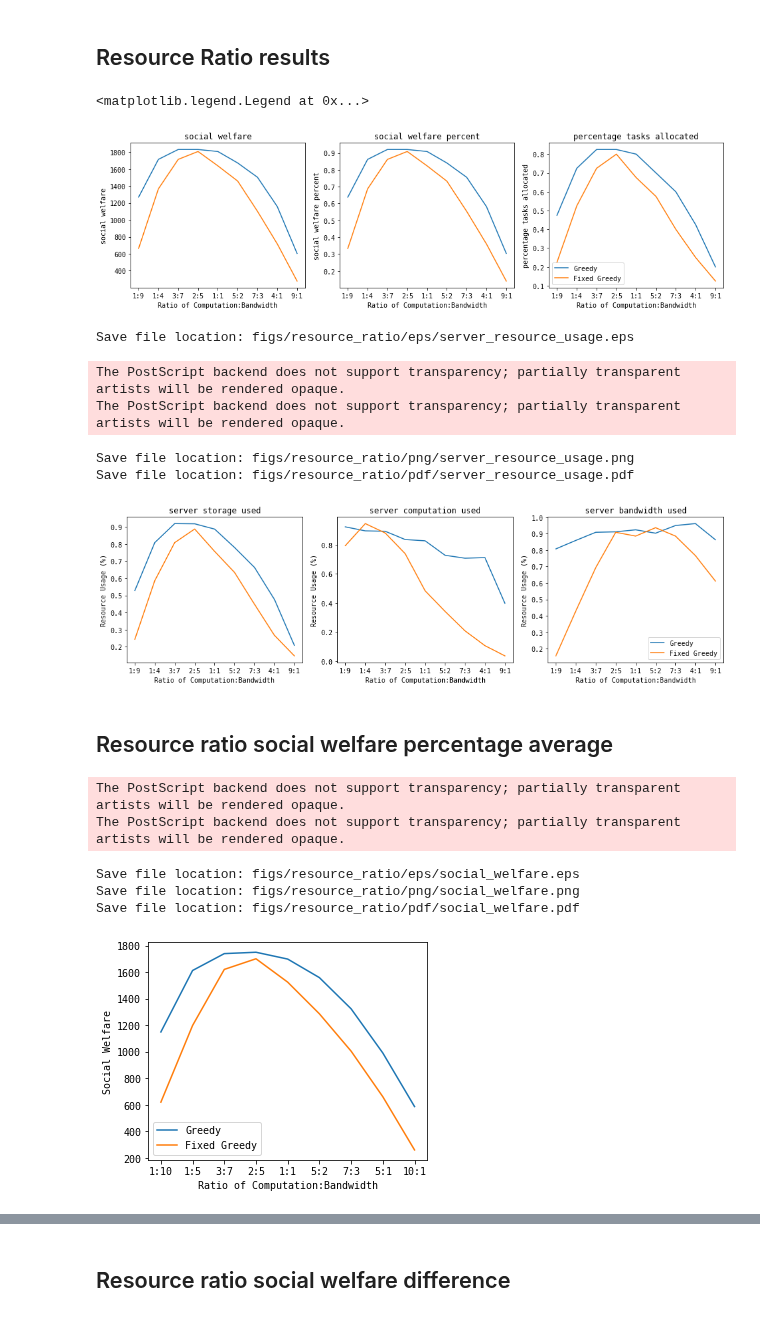
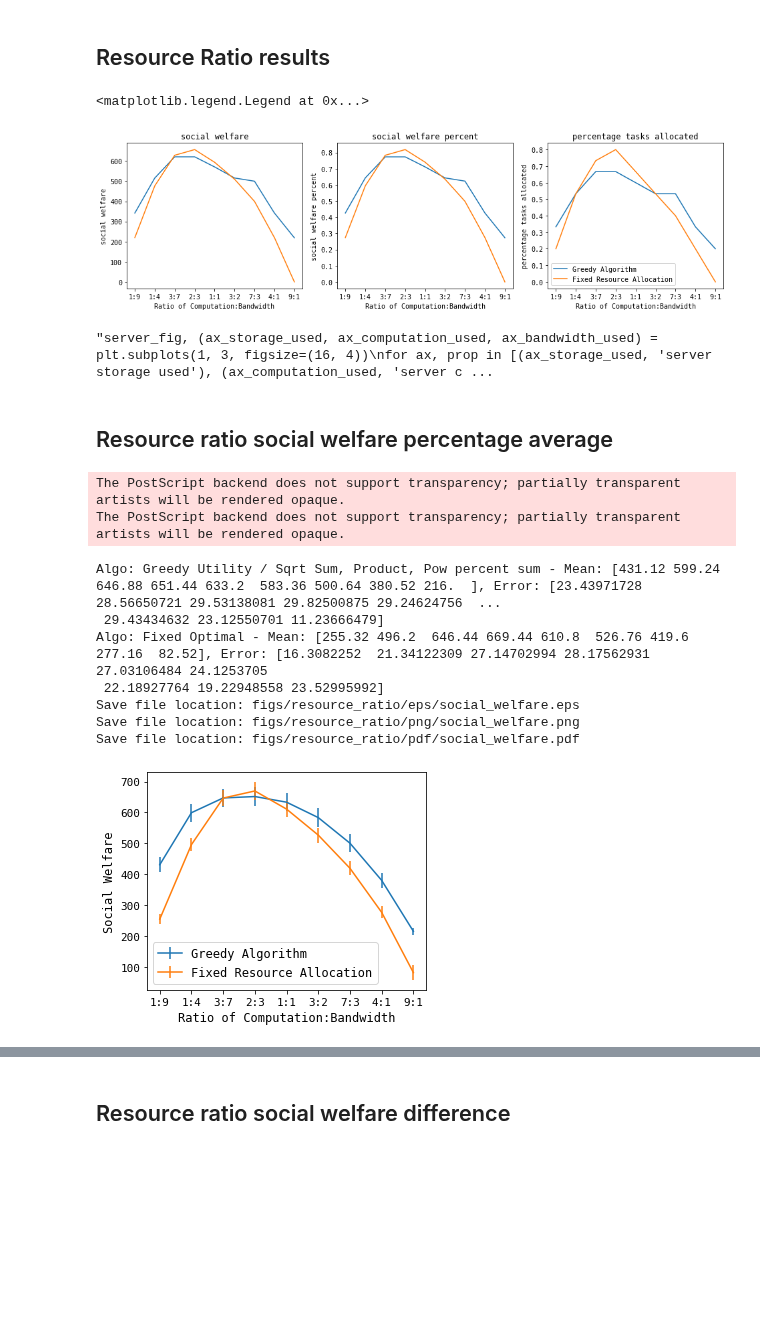
Before and after one commit to pseudo-rnd-thoughts/Elastic-Resource-Allocation, a Jupyter notebook: analysis/resource_ratio.ipynb, the cells around one changed output, grey strips where cells are left out. Drawn from its saved outputs; the diff is of its cells as text; code cells hidden in the pictures; blank space fills up the shorter version.

```diff
--- a/analysis/resource_ratio.ipynb
+++ b/analysis/resource_ratio.ipynb
@@ -21,11 +22,26 @@ from src.extra.io import save_plot
 
 matplotlib.rcParams['font.family'] = "monospace"
 %matplotlib inline
+# %%
+greedy_name = 'Greedy Utility / Sqrt Sum, Product, Pow percent sum'
+fixed_greedy_name = 'Greedy Utility / Sqrt Sum, Product, Fixed Task Speeds'
+
+# algorithms = [('Greedy', greedy_name), ('Fixed Greedy', fixed_greedy_name)]
+algorithms = [('Greedy Algorithm', greedy_name), ('Fixed Resource Allocation', 'Fixed Optimal')]
+
+ratios = [0.1, 0.2, 0.3, 0.4, 0.5, 0.6, 0.7, 0.8, 0.9]
+ratio_labels = ['1:9', '1:4', '3:7', '2:3', '1:1', '3:2', '7:3', '4:1', '9:1']
 # %%
-results_filename = "../data/resource_ratio/resource_ratio_paper_r_t40_s8_dt07-27_00-30-22.json"
+# results_filename = "../data/resource_ratio/resource_ratio_paper_r_t40_s8_dt07-27_00-30-22.json"
+folder = '../data/resource_ratio'
+results_data = []
 
-with open(results_filename) as file:
-    results_data = json.load(file)
+for filename in os.listdir(folder):
+    if 't15_s3' in filename:
+        print(filename)
+        with open(f'{folder}/{filename}') as file:
+            results_data += json.load(file)
 
+print(f'Repeats: {len(results_data)}')
 print(f'Algorithms: {list(results_data[0]["ratio 0.1"].keys())}')
 # %% [output]
@@ -33,12 +51,5 @@ Algorithms: dict_keys(['Server Relaxed Flexible Optimal', 'Greedy Utility / Sqrt
 # %% [markdown]
 ## Resource Ratio results
-# %%
-greedy_name = 'Greedy Utility / Sqrt Sum, Product, Pow percent sum'
-fixed_greedy_name = 'Greedy Utility / Sqrt Sum, Product, Fixed Task Speeds'
-
-algorithms = [('Greedy', greedy_name), ('Fixed Greedy', fixed_greedy_name)]
-ratios = [0.1, 0.2, 0.3, 0.4, 0.5, 0.6, 0.7, 0.8, 0.9]
-ratio_labels = ['1:9', '1:4', '3:7', '2:5', '1:1', '5:2', '7:3', '4:1', '9:1']
 # %%
 system_fig, (sw_ax, swp_ax, pta_ax) = plt.subplots(1, 3, figsize=(16, 4))
 for ax, prop in [(sw_ax, 'social welfare'), (swp_ax, 'social welfare percent'), (pta_ax, 'percentage tasks allocated')]:
@@ -55,9 +66,9 @@ for ax, prop in [(sw_ax, 'social welfare'), (swp_ax, 'social welfare percent'),
 plt.legend()
 # %% [output]
 <matplotlib.legend.Legend at 0x...>
-[figure, old version]
+[figure, new version]
 # %%
-server_fig, (ax_storage_used, ax_computation_used, ax_bandwidth_used) = plt.subplots(1, 3, figsize=(16, 4))
+"""server_fig, (ax_storage_used, ax_computation_used, ax_bandwidth_used) = plt.subplots(1, 3, figsize=(16, 4))
 for ax, prop in [(ax_storage_used, 'server storage used'), (ax_computation_used, 'server computation used'),
                  (ax_bandwidth_used, 'server bandwidth used')]:
     for name, algo in algorithms:
@@ -71,35 +82,37 @@ for ax, prop in [(ax_storage_used, 'server storage used'), (ax_computation_used,
 
 # plt.legend(bbox_to_anchor=(0, -0.1))
 plt.legend()
-save_plot('server_resource_usage', 'resource_ratio')
+save_plot('server_resource_usage', 'resource_ratio')"""
 # %% [output]
-Save file location: figs/resource_ratio/eps/server_resource_usage.eps
+"server_fig, (ax_storage_used, ax_computation_used, ax_bandwidth_used) = plt.subplots(1, 3, figsize=(16, 4))\nfor ax, prop in [(ax_storage_used, 'server storage used'), (ax_computation_used, 'server c ...
-The PostScript backend does not support transparency; partially transparent artists will be rendered opaque.
-The PostScript backend does not support transparency; partially transparent artists will be rendered opaque.
-Save file location: figs/resource_ratio/png/server_resource_usage.png
-Save file location: figs/resource_ratio/pdf/server_resource_usage.pdf
-[figure, removed]
 # %% [markdown]
 ## Resource ratio social welfare percentage average
 # %%
-avg_fig, swp_avg_ax = plt.subplots(figsize=(5, 4))
+fig, ax = plt.subplots(figsize=(5, 4))
 for name, algo in algorithms:
-    swp_avg_ax.plot(ratios, [np.mean([result[f'ratio {ratio}'][algo]['social welfare']
-                                      for result in results_data]) for ratio in ratios], label=name)
+    social_welfares = [[result[f'ratio {ratio}'][algo]['social welfare'] for result in results_data] for ratio in ratios]
+    error = 1.96 * np.std(social_welfares, axis=1) / np.sqrt(len(results_data))
+    print(f'Algo: {algo} - Mean: {np.mean(social_welfares, axis=1)}, Error: {error}')
+    ax.errorbar(x=ratios, y=np.mean(social_welfares, axis=1), yerr=error, label=name)
 
-swp_avg_ax.set_ylabel('Social Welfare', fontsize=10)
-swp_avg_ax.set_xlabel('Ratio of Computation:Bandwidth', fontsize=10)
-plt.xticks(ticks=ratios, labels=['1:10', '1:5', '3:7', '2:5', '1:1', '5:2', '7:3', '5:1', '10:1'])
+ax.set_ylabel('Social Welfare', fontsize=12)
+plt.yticks(fontsize=11)
+ax.set_xlabel('Ratio of Computation:Bandwidth', fontsize=12)
+plt.xticks(ticks=ratios, labels=ratio_labels, fontsize=11)
 
-plt.legend()
+plt.legend(fontsize=12)
 save_plot('social_welfare', 'resource_ratio')
 # %% [output]
 The PostScript backend does not support transparency; partially transparent artists will be rendered opaque.
 The PostScript backend does not support transparency; partially transparent artists will be rendered opaque.
+Algo: Greedy Utility / Sqrt Sum, Product, Pow percent sum - Mean: [431.12 599.24 646.88 651.44 633.2  583.36 500.64 380.52 216.  ], Error: [23.43971728 28.56650721 29.53138081 29.82500875 29.24624756  ...
+ 29.43434632 23.12550701 11.23666479]
+Algo: Fixed Optimal - Mean: [255.32 496.2  646.44 669.44 610.8  526.76 419.6  277.16  82.52], Error: [16.3082252  21.34122309 27.14702994 28.17562931 27.03106484 24.1253705
+ 22.18927764 19.22948558 23.52995992]
 Save file location: figs/resource_ratio/eps/social_welfare.eps
 Save file location: figs/resource_ratio/png/social_welfare.png
 Save file location: figs/resource_ratio/pdf/social_welfare.pdf
-[figure, old version]
+[figure, new version]
 # %%
 for ratio in ratios:
     difference = round(np.mean([r[f'ratio {ratio}'][greedy_name]['social welfare percent'] -
```
Also changed, not shown: parts of 4 cells of this notebook, 4 other files.
